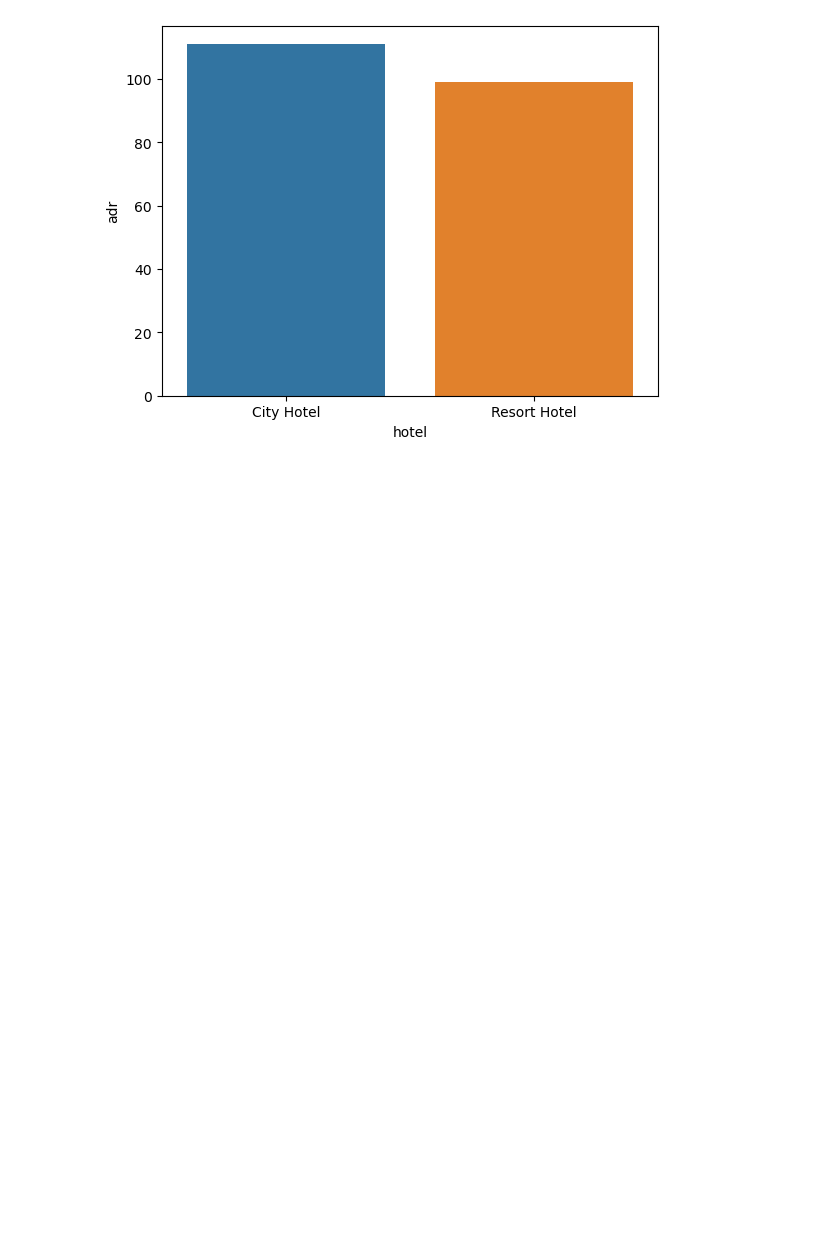
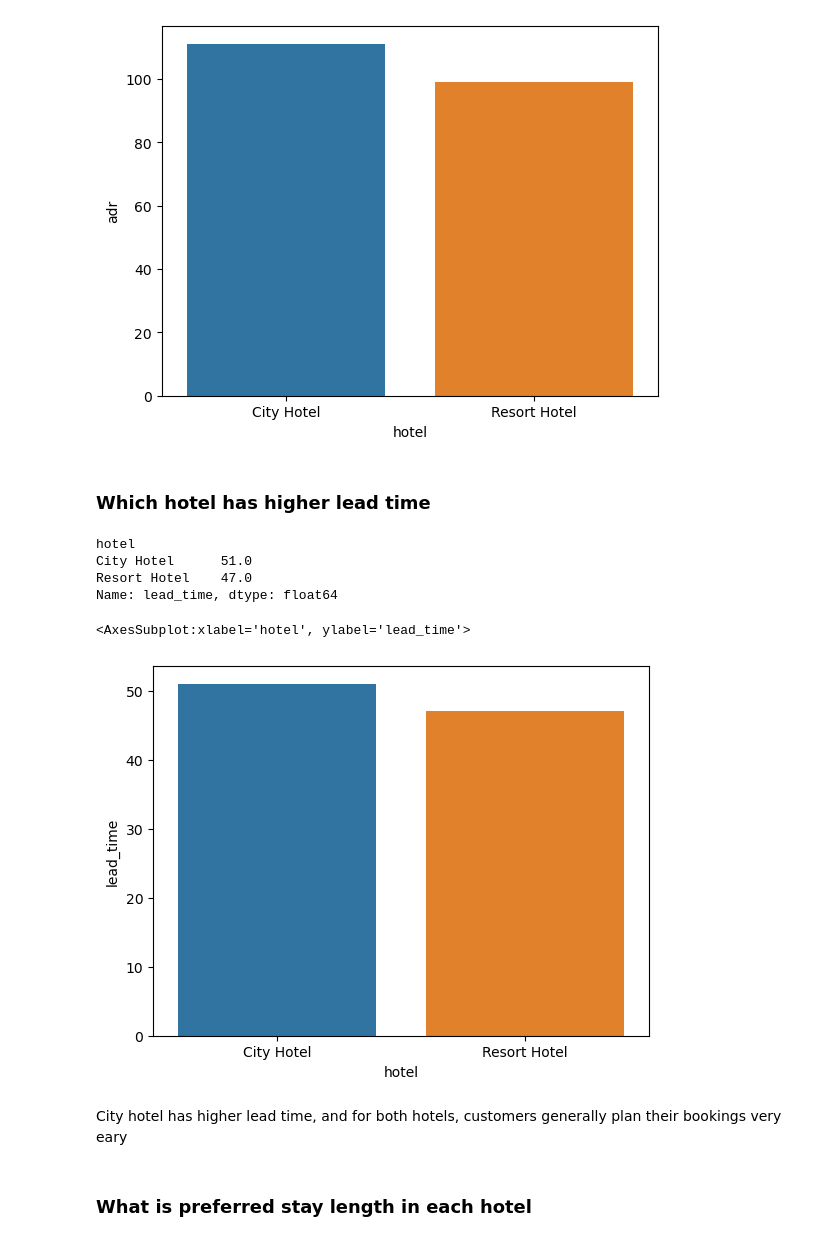
Before and after one commit to muchammadwr/EDA_hotel_bookings, a Jupyter notebook: hotel_bookings.ipynb, the cells around one changed output. Cells and saved outputs as stored; diff of their text form; code cells hidden in the pictures; blank space fills up the shorter version.

```diff
--- a/hotel_bookings.ipynb
+++ b/hotel_bookings.ipynb
@@ -800,3 +799,23 @@ sns.barplot(x = hotel_adr.index , y = hotel_adr)
 # %% [output]
 <AxesSubplot:xlabel='hotel', ylabel='adr'>
 [figure]
+# %% [markdown]
+### Which hotel has higher lead time
+# %%
+lead_time = df1.groupby('hotel')['lead_time'].median()
+# %%
+lead_time
+# %% [output]
+hotel
+City Hotel      51.0
+Resort Hotel    47.0
+Name: lead_time, dtype: float64
+# %%
+sns.barplot(x = lead_time.index, y = lead_time)
+# %% [output]
+<AxesSubplot:xlabel='hotel', ylabel='lead_time'>
+[figure, added]
+# %% [markdown]
+City hotel has higher lead time, and for both hotels, customers generally plan their bookings very eary
+# %% [markdown]
+### What is preferred stay length in each hotel
```
Also changed, not shown: parts of 37 cells of this notebook.
